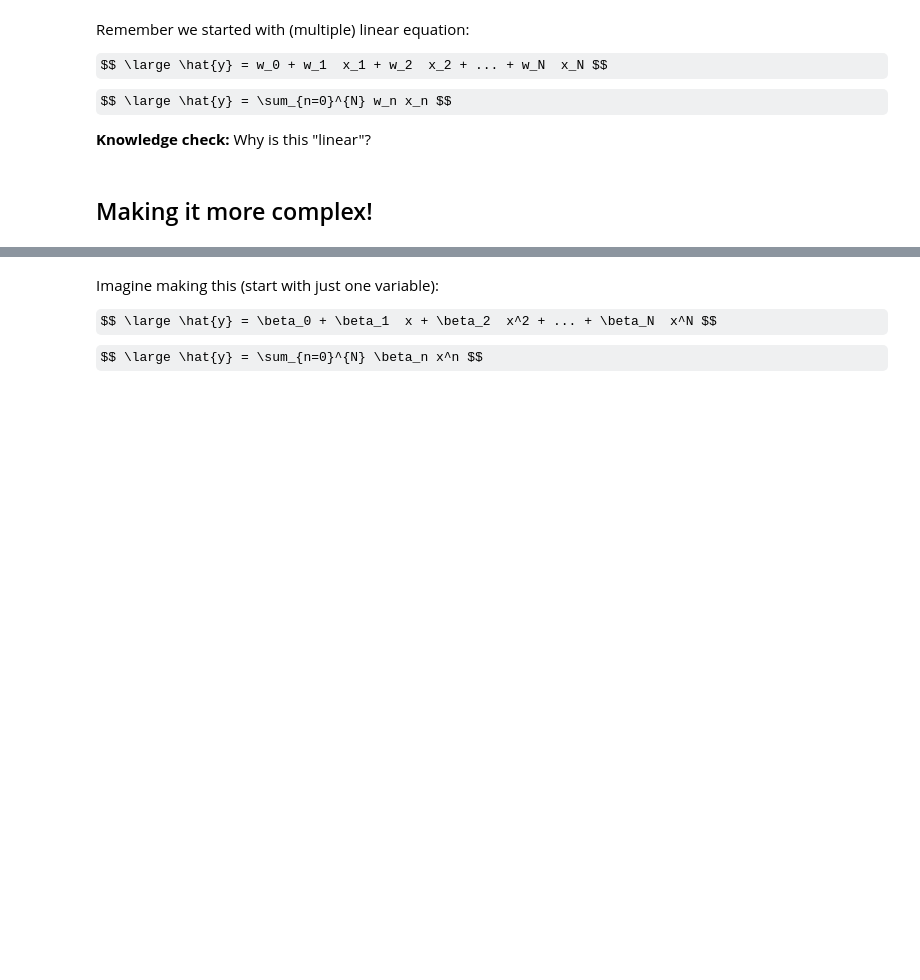
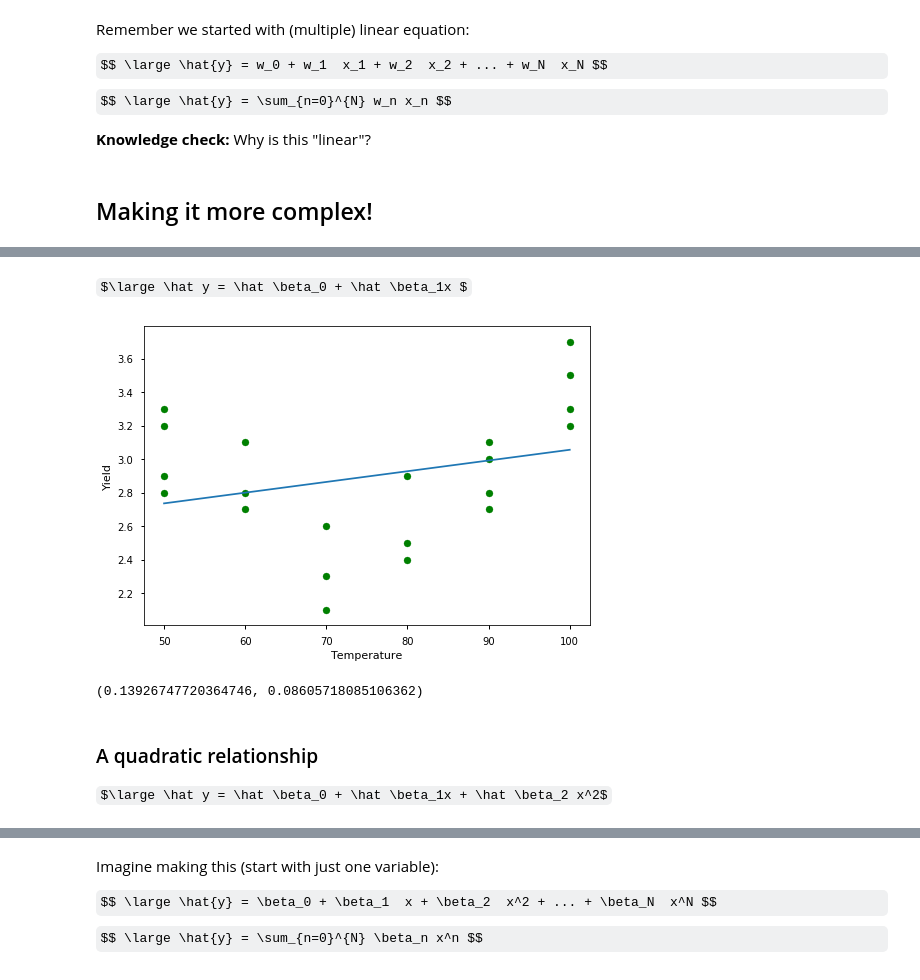
Before and after one commit to jirvingphd/fsds_pt_100719_cohort_notes, a Jupyter notebook: Sect_20_v2.1_ExtensionsToLinearModels_SG.ipynb, the cells around one changed output, grey strips where cells are left out. Cells and saved outputs as stored; diff of their text form; code cells hidden in the pictures; some formulas as TeX source; blank space fills up the shorter version.

```diff
--- a/Sect_20_v2.1_ExtensionsToLinearModels_SG.ipynb
+++ b/Sect_20_v2.1_ExtensionsToLinearModels_SG.ipynb
@@ -169,0 +168,20 @@ $$ \large \hat{y} = \sum_{n=0}^{N} w_n x_n $$
+# %% [markdown]
+$\large \hat y = \hat \beta_0 + \hat \beta_1x $
+# %%
+from sklearn.linear_model import LinearRegression
+reg = LinearRegression().fit(X, y)
+plt.scatter(X, y, color='green')
+plt.plot(X, reg.predict(X))
+plt.xlabel('Temperature')
+plt.ylabel('Yield');
+# %% [output]
+[figure, added]
+# %%
+from sklearn.metrics import mean_squared_error, r2_score
+
+mean_squared_error(y, reg.predict(X)), r2_score(y, reg.predict(X))
+# %% [output]
+(0.13926747720364746, 0.08605718085106362)
+# %% [markdown]
+### A quadratic relationship
+$\large \hat y = \hat \beta_0 + \hat \beta_1x + \hat \beta_2 x^2$
```
Also changed, not shown: parts of 24 cells of this notebook.
